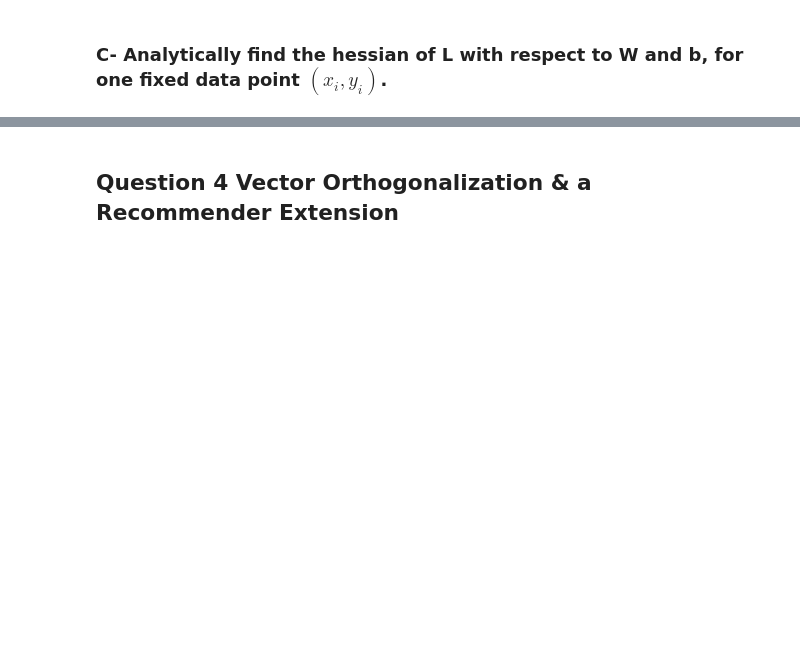
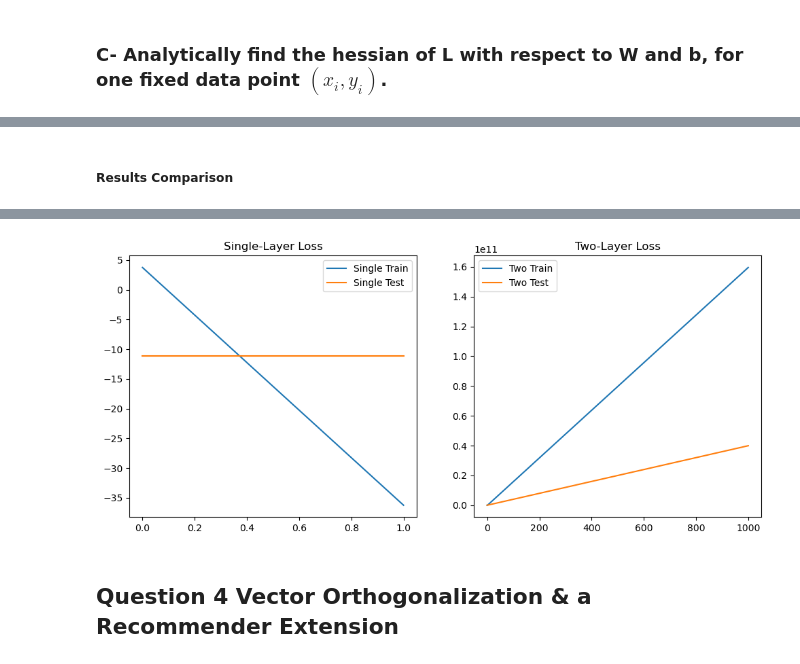
Before and after one commit to behradbina/Linear_Algebra_Course_Project, a Jupyter notebook: project.ipynb, the cells around one changed output, grey strips where cells are left out. Cells and saved outputs as stored; diff of their text form; code cells hidden in the pictures; blank space fills up the shorter version.

```diff
--- a/project.ipynb
+++ b/project.ipynb
@@ -541,0 +761,26 @@ def hessian_loss(W, b, x, y, n3):
+# %% [markdown]
+##### Results Comparison
+# %%
+print("Single-Layer Results:")
+print(f"  Final Train Loss: {train_losses_single[-1]}")
+print(f"  Final Test Loss: {test_losses_single[-1]}")
+
+print("\nTwo-Layer Results:")
+print(f"  Final Train Loss: {train_losses_two[-1]}")
+print(f"  Final Test Loss: {test_losses_two[-1]}")
+
+# Plot comparison
+plt.figure(figsize=(12, 5))
+plt.subplot(1, 2, 1)
+plt.plot(train_losses_single, label='Single Train')
+plt.plot(test_losses_single, label='Single Test')
+plt.title('Single-Layer Loss')
+plt.legend()
+
+plt.subplot(1, 2, 2)
+plt.plot(train_losses_two, label='Two Train')
+plt.plot(test_losses_two, label='Two Test')
+plt.title('Two-Layer Loss')
+plt.legend()
+plt.show()
+# %% [output]
@@ -542,3 +794,4 @@ def hessian_loss(W, b, x, y, n3):
+[figure, added]
 # %% [markdown]
 ## Question 4 Vector Orthogonalization & a Recommender Extension
 # %% [markdown]
```
Also changed, not shown: parts of 19 cells of this notebook.
